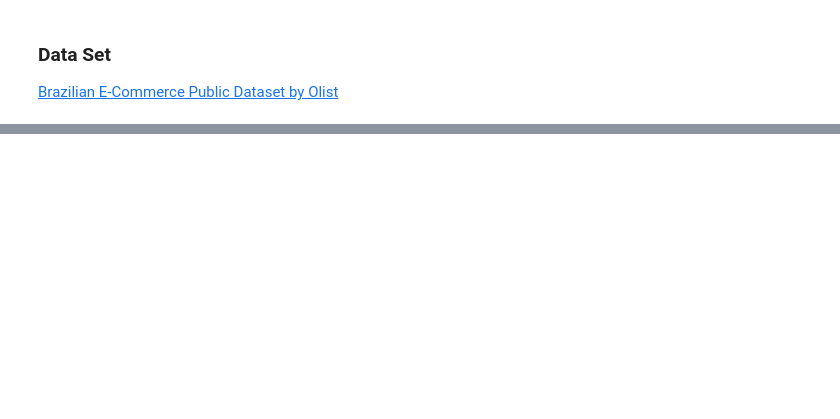
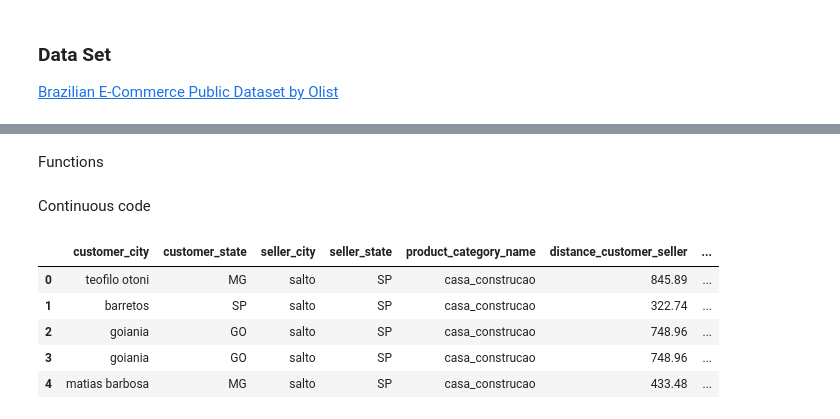
Before and after one commit to AbrahamKong/CMPE257-Regression_MLP_Latent_Manifolds, a Jupyter notebook: CMPE257_Regression_MLP_Latent_Manifolds.ipynb, the cells around one changed output, grey strips where cells are left out. Cells and saved outputs as stored; diff of their text form; code cells hidden in the pictures; blank space fills up the shorter version.

```diff
--- a/CMPE257_Regression_MLP_Latent_Manifolds.ipynb
+++ b/CMPE257_Regression_MLP_Latent_Manifolds.ipynb
@@ -302,0 +136,18 @@ we can showcase more ads with coupon to make the customer wanting to visit the s
+# %% [markdown]
+Functions
+# %%
+# Extracts the geolocation coordinates
+# from the sellers/costumers zip code digits
+# using the olist_geolocation_dataset.csv file
+
+
+
+def zip_to_geo(data, zip_code):
+  zip_rows = data.loc[data['geolocation_zip_code_prefix'] == zip_code].reset_index() # Might have multiple geolocation for each zip code
+  lat = zip_rows['geolocation_lat'].mean() # Check this approach
+  lon = zip_rows['geolocation_lng'].mean()
+
+  return lat, lon
+# %%
+def distance_between_customer_and_seller(customer_zip, seller_zip):
+  return haversine_distance(*zip_to_geo(geolocations, customer_zip),*zip_to_geo(geolocations, seller_zip))
@@ -302,0 +188,34 @@ we can showcase more ads with coupon to make the customer wanting to visit the s
+# %% [markdown]
+Continuous code
+# %%
+# Calculating distance between customer and seller
+
+
+from tqdm.notebook import tqdm
+
+# Import to fix DataFrame.progress_apply
+tqdm.pandas()
+
+# Calculate the haversine distance between Sellers and Customers using the longtitude and latitude
+df['distance_customer_seller'] = df.progress_apply(lambda row : distance_between_customer_and_seller(row['customer_zip_code_prefix'], row['seller_zip_code_prefix']), axis = 1)
+# %%
+# Creation of Training dataset
+
+df_training = df[[
+ 'customer_city',
+ 'customer_state',
+ 'seller_city',
+ 'seller_state',
+ 'product_category_name',
+ 'distance_customer_seller',
+ 'estimate_delivery_time',
+ 'estimate_delivery_time_difference'
+]]
+df_training.head()
+# %% [output]
+|  | customer_city | customer_state | seller_city | seller_state | product_category_name | distance_customer_seller | ... |
+| 0 | teofilo otoni | MG | salto | SP | casa_construcao | 845.89 | ... |
+| 1 | barretos | SP | salto | SP | casa_construcao | 322.74 | ... |
+| 2 | goiania | GO | salto | SP | casa_construcao | 748.96 | ... |
+| 3 | goiania | GO | salto | SP | casa_construcao | 748.96 | ... |
+| 4 | matias barbosa | MG | salto | SP | casa_construcao | 433.48 | ... |
```
Also changed, not shown: parts of 91 cells of this notebook.
